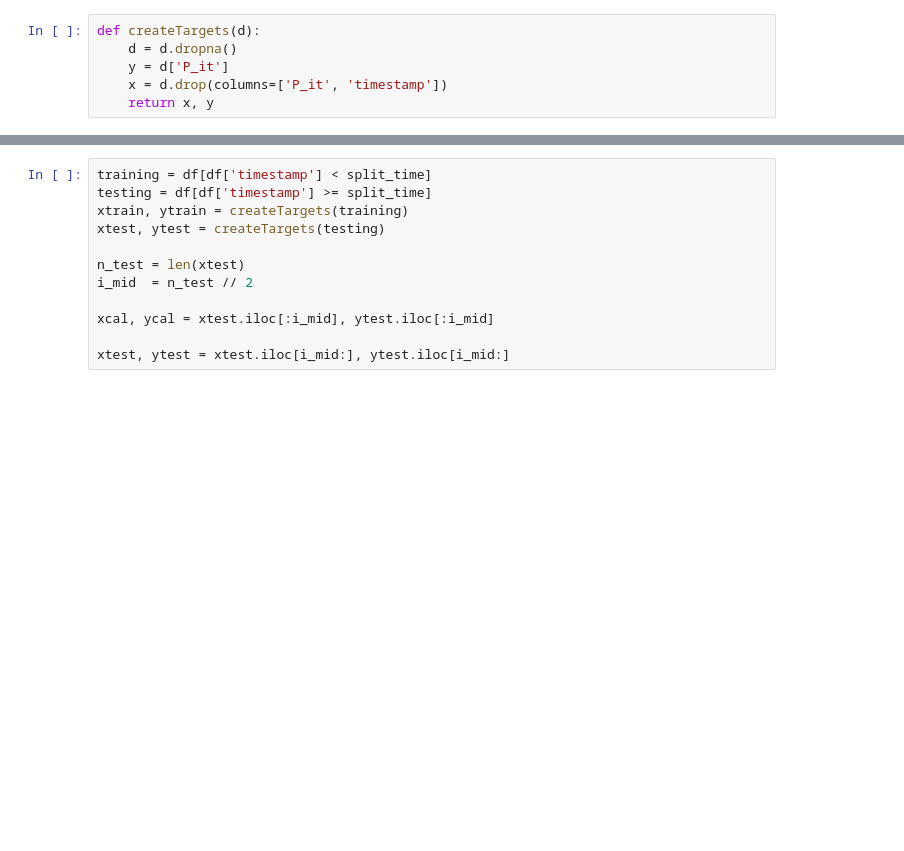
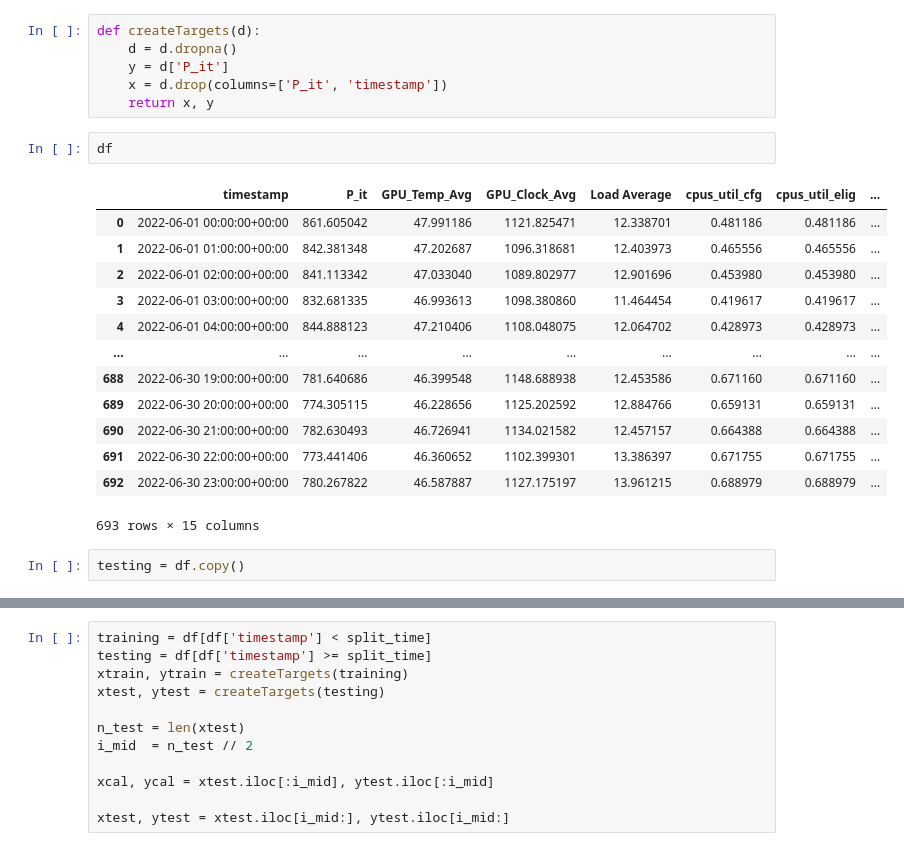
Before and after one commit to LegitBaller0243/dcpowersims, a Jupyter notebook: notebooks/pit.ipynb, the cells around one changed output, grey strips where cells are left out. Saved outputs shown, nothing was run; the diff lists cells and outputs as text; blank space fills up the shorter version.

```diff
--- a/pit.ipynb
+++ b/notebooks/pit.ipynb
@@ -183,3 +189,21 @@ def createTargets(d):
     y = d['P_it']
     x = d.drop(columns=['P_it', 'timestamp'])
     return x, y
+# %%
+df
+# %% [output]
+|  | timestamp | P_it | GPU_Temp_Avg | GPU_Clock_Avg | Load Average | cpus_util_cfg | cpus_util_elig | ... |
+| 0 | 2022-06-01 00:00:00+00:00 | 861.605042 | 47.991186 | 1121.825471 | 12.338701 | 0.481186 | 0.481186 | ... |
+| 1 | 2022-06-01 01:00:00+00:00 | 842.381348 | 47.202687 | 1096.318681 | 12.403973 | 0.465556 | 0.465556 | ... |
+| 2 | 2022-06-01 02:00:00+00:00 | 841.113342 | 47.033040 | 1089.802977 | 12.901696 | 0.453980 | 0.453980 | ... |
+| 3 | 2022-06-01 03:00:00+00:00 | 832.681335 | 46.993613 | 1098.380860 | 11.464454 | 0.419617 | 0.419617 | ... |
+| 4 | 2022-06-01 04:00:00+00:00 | 844.888123 | 47.210406 | 1108.048075 | 12.064702 | 0.428973 | 0.428973 | ... |
+| ... | ... | ... | ... | ... | ... | ... | ... | ... |
+| 688 | 2022-06-30 19:00:00+00:00 | 781.640686 | 46.399548 | 1148.688938 | 12.453586 | 0.671160 | 0.671160 | ... |
+| 689 | 2022-06-30 20:00:00+00:00 | 774.305115 | 46.228656 | 1125.202592 | 12.884766 | 0.659131 | 0.659131 | ... |
+| 690 | 2022-06-30 21:00:00+00:00 | 782.630493 | 46.726941 | 1134.021582 | 12.457157 | 0.664388 | 0.664388 | ... |
+| 691 | 2022-06-30 22:00:00+00:00 | 773.441406 | 46.360652 | 1102.399301 | 13.386397 | 0.671755 | 0.671755 | ... |
+| 692 | 2022-06-30 23:00:00+00:00 | 780.267822 | 46.587887 | 1127.175197 | 13.961215 | 0.688979 | 0.688979 | ... |
+693 rows × 15 columns
+# %%
+testing = df.copy()
```
Also changed, not shown: parts of 10 cells of this notebook, 6 other files.
